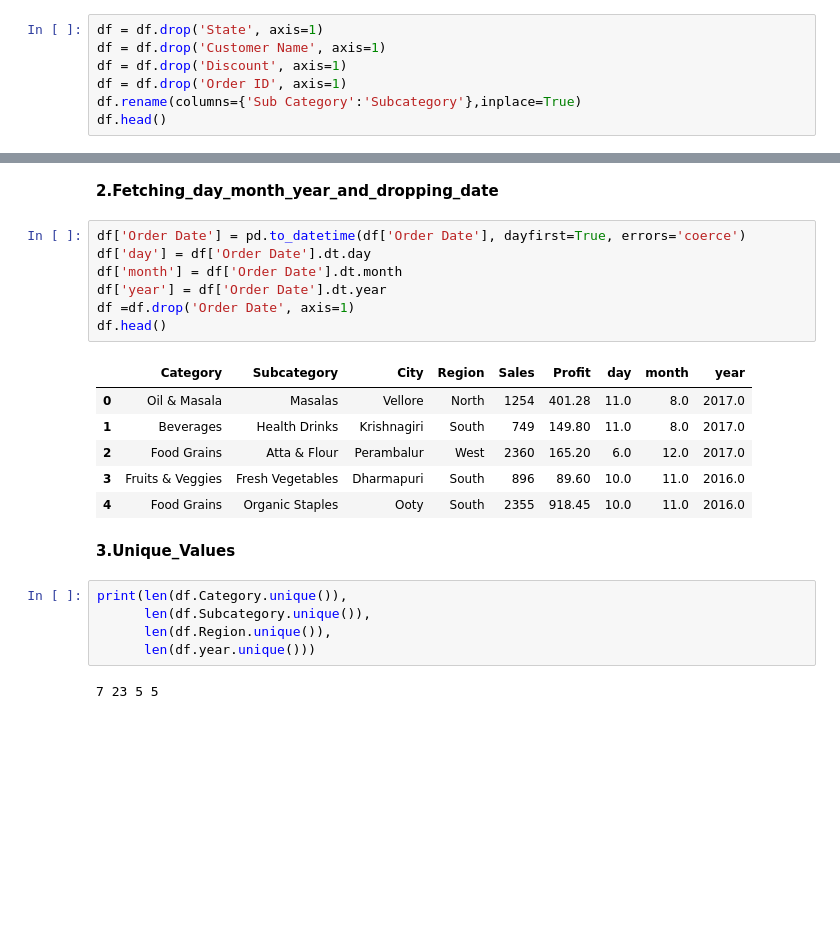
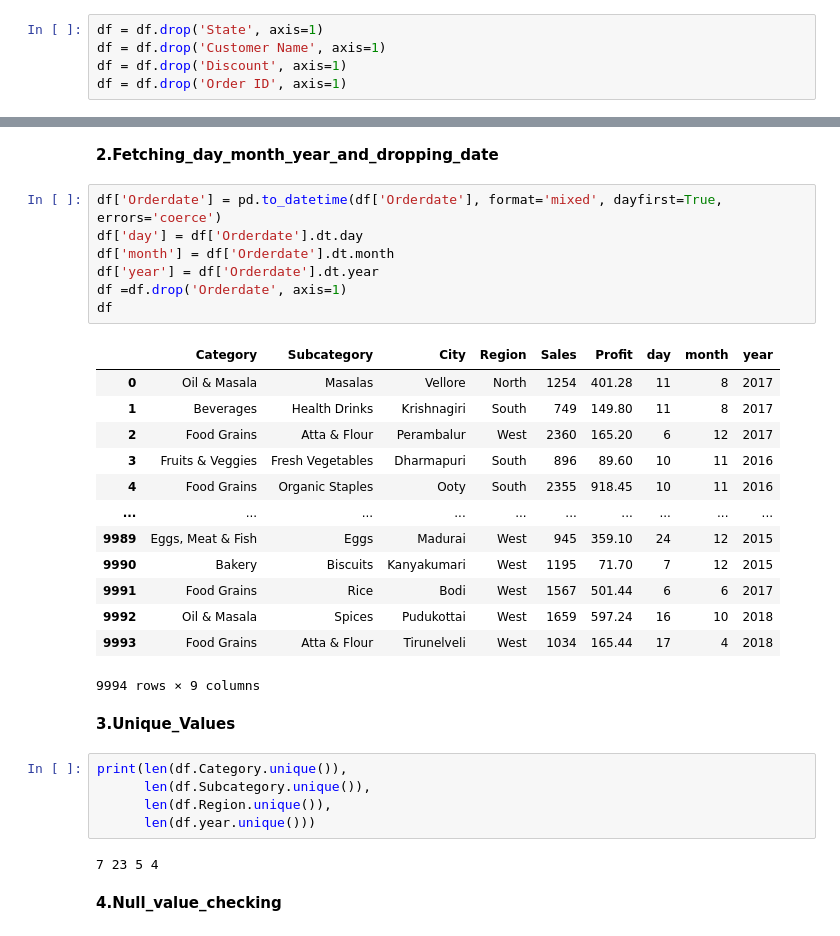
Before and after one commit to Usaid582000/Indian_Grocery_Products_Sales_prediction_Randomforest, a Jupyter notebook: main.ipynb, the cells around one changed output, grey strips where cells are left out. Drawn from its saved outputs; the diff is of its cells as text; blank space fills up the shorter version.

```diff
--- a/main.ipynb
+++ b/main.ipynb
@@ -24,5 +31,3 @@ df = df.drop('State', axis=1)
 df = df.drop('Customer Name', axis=1)
 df = df.drop('Discount', axis=1)
 df = df.drop('Order ID', axis=1)
-df.rename(columns={'Sub Category':'Subcategory'},inplace=True)
-df.head()
@@ -36,19 +34,26 @@ df.head()
 # %% [markdown]
 **2.Fetching_day_month_year_and_dropping_date**
 # %%
-df['Order Date'] = pd.to_datetime(df['Order Date'], dayfirst=True, errors='coerce')
-df['day'] = df['Order Date'].dt.day
-df['month'] = df['Order Date'].dt.month
-df['year'] = df['Order Date'].dt.year
-df =df.drop('Order Date', axis=1)
-df.head()
+df['Orderdate'] = pd.to_datetime(df['Orderdate'], format='mixed', dayfirst=True, errors='coerce')
+df['day'] = df['Orderdate'].dt.day
+df['month'] = df['Orderdate'].dt.month
+df['year'] = df['Orderdate'].dt.year
+df =df.drop('Orderdate', axis=1)
+df
 # %% [output]
 |  | Category | Subcategory | City | Region | Sales | Profit | day | month | year |
-| 0 | Oil & Masala | Masalas | Vellore | North | 1254 | 401.28 | 11.0 | 8.0 | 2017.0 |
-| 1 | Beverages | Health Drinks | Krishnagiri | South | 749 | 149.80 | 11.0 | 8.0 | 2017.0 |
-| 2 | Food Grains | Atta & Flour | Perambalur | West | 2360 | 165.20 | 6.0 | 12.0 | 2017.0 |
-| 3 | Fruits & Veggies | Fresh Vegetables | Dharmapuri | South | 896 | 89.60 | 10.0 | 11.0 | 2016.0 |
-| 4 | Food Grains | Organic Staples | Ooty | South | 2355 | 918.45 | 10.0 | 11.0 | 2016.0 |
+| 0 | Oil & Masala | Masalas | Vellore | North | 1254 | 401.28 | 11 | 8 | 2017 |
+| 1 | Beverages | Health Drinks | Krishnagiri | South | 749 | 149.80 | 11 | 8 | 2017 |
+| 2 | Food Grains | Atta & Flour | Perambalur | West | 2360 | 165.20 | 6 | 12 | 2017 |
+| 3 | Fruits & Veggies | Fresh Vegetables | Dharmapuri | South | 896 | 89.60 | 10 | 11 | 2016 |
+| 4 | Food Grains | Organic Staples | Ooty | South | 2355 | 918.45 | 10 | 11 | 2016 |
+| ... | ... | ... | ... | ... | ... | ... | ... | ... | ... |
+| 9989 | Eggs, Meat & Fish | Eggs | Madurai | West | 945 | 359.10 | 24 | 12 | 2015 |
+| 9990 | Bakery | Biscuits | Kanyakumari | West | 1195 | 71.70 | 7 | 12 | 2015 |
+| 9991 | Food Grains | Rice | Bodi | West | 1567 | 501.44 | 6 | 6 | 2017 |
+| 9992 | Oil & Masala | Spices | Pudukottai | West | 1659 | 597.24 | 16 | 10 | 2018 |
+| 9993 | Food Grains | Atta & Flour | Tirunelveli | West | 1034 | 165.44 | 17 | 4 | 2018 |
+9994 rows × 9 columns
 # %% [markdown]
 **3.Unique_Values**
 # %%
@@ -57,4 +62,6 @@ print(len(df.Category.unique()),
       len(df.Region.unique()),
       len(df.year.unique()))
 # %% [output]
-7 23 5 5
+7 23 5 4
+# %% [markdown]
+**4.Null_value_checking**
```
Also changed, not shown: parts of 5 cells of this notebook, 1 other file.
